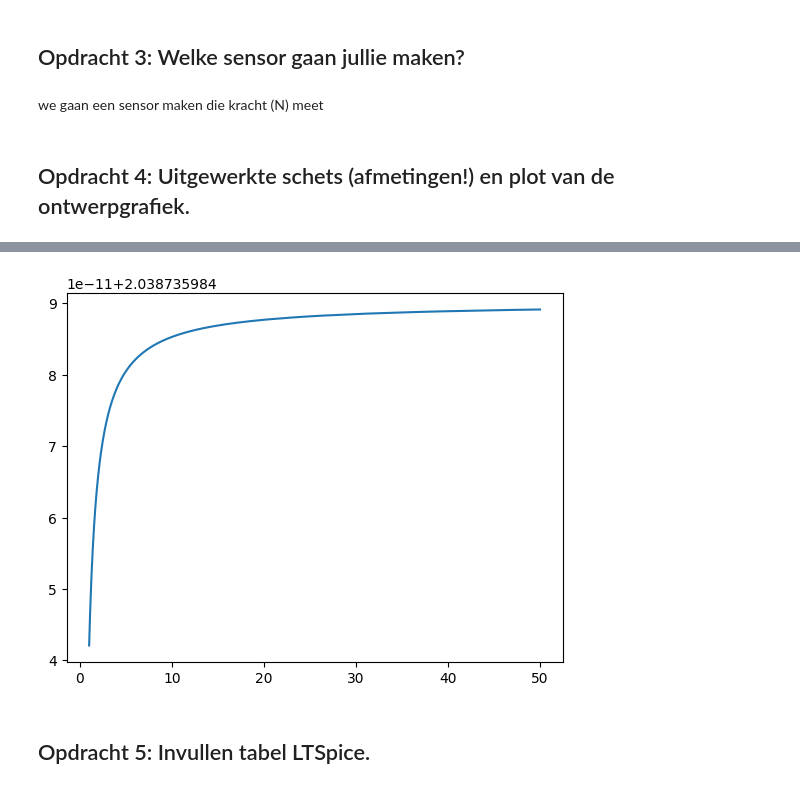
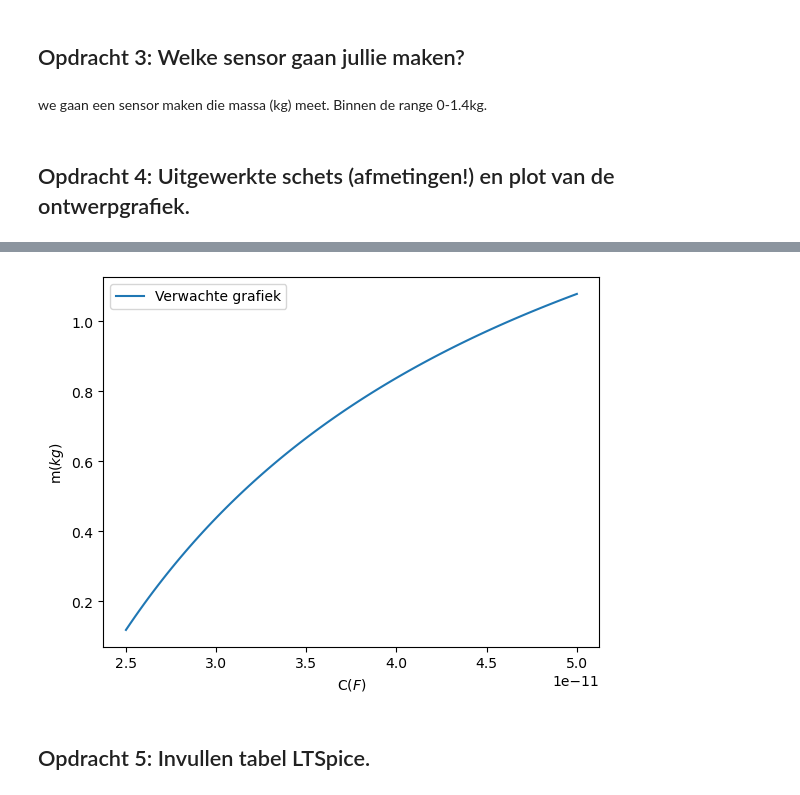
Before and after one commit to sirk3210/porkrepo, a Jupyter notebook: FysiekeOntwerpopdrachten/2OntwerpEenSensorCondensator/DEFOntwerpopdracht2OntwerpEenSensorInvulTemplate.ipynb, the cells around one changed output, grey strips where cells are left out. Drawn from its saved outputs; the diff is of its cells as text; code cells hidden in the pictures.

```diff
--- a/FysiekeOntwerpopdrachten/2OntwerpEenSensorCondensator/DEFOntwerpopdracht2OntwerpEenSensorInvulTemplate.ipynb
+++ b/FysiekeOntwerpopdrachten/2OntwerpEenSensorCondensator/DEFOntwerpopdracht2OntwerpEenSensorInvulTemplate.ipynb
@@ -76,7 +76,7 @@ Vul onderstaande tabel in. Bij Sanity check 2 heb je afgeleid hoe je van bereken
 # %% [markdown]
 ## Opdracht 3: Welke sensor gaan jullie maken?
 # %% [markdown]
-we gaan een sensor maken die kracht (N) meet
+we gaan een sensor maken die massa (kg) meet. Binnen de range 0-1.4kg.
 # %% [markdown]
 ## Opdracht 4: Uitgewerkte schets (afmetingen!) en plot van de ontwerpgrafiek.
 # %% [markdown]
@@ -94,37 +94,40 @@ from scipy.optimize import curve_fit
 
 epsilon0 = 8.854e-12
 
 epsilon_L = epsilon0*1.00056
 
 A = (0.1)**2
 
 epsilon_func = epsilon0*2.66
 
 # Aannames:
 # In deze benadering nemen wij aan dat de verandering in permittiviteit verwaarloosbaar is
 # Wij schatten dat de relatieve permittivitei 2.66 is
 # Wij nemen aan dat de draden geen weerstand hebben en dat er geen elektrische en/of magnetische velden van buitenaf komen.
 
 
 def d(C):
     d = epsilon_func*A/C
     return d
 
 # def d_a
 
 
-
-xtest1 = np.linspace(1,50,1000)
+#Als de afstand tussen de plaat maximaal was geeft de arduino 25 pF, als de afstand minimaal is geeft de arduino 50 pF.
+xtest1 = np.linspace(25,50,100)*10**-12
 
 
 def func(x,k):
     return k/9.81*(0.01-epsilon_func*A/x)
 
 plt.figure()
-plt.plot(xtest1,func(xtest1,2000))
+plt.plot(xtest1,func(xtest1,2000),label='Verwachte grafiek')
+plt.xlabel('C$(F)$')
+plt.ylabel('m$(kg)$')
+plt.legend()
 plt.show()
 # %% [output]
-[figure, old version]
+[figure, new version]
 # %% [markdown]
 ## Opdracht 5: Invullen tabel LTSpice.
 # %% [markdown]
```
Also changed, not shown: parts of 5 cells of this notebook.
